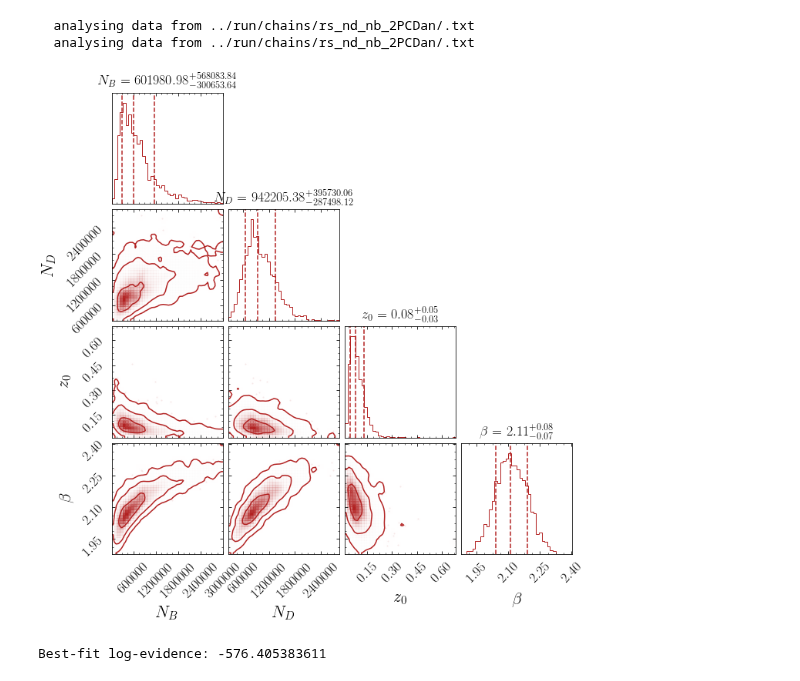
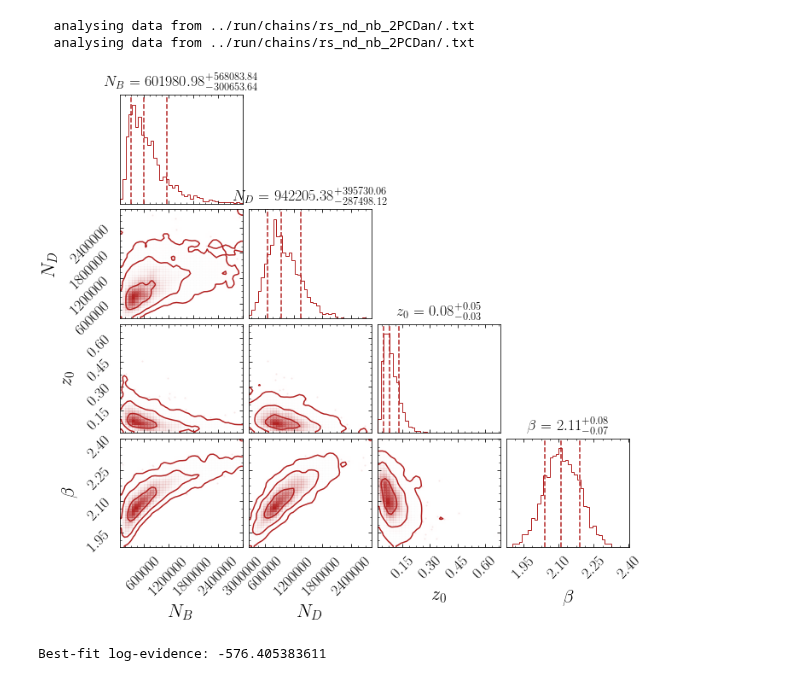
Before and after one commit to bsafdi/GCE-2FIG, a Jupyter notebook: notebooks/4_1_Full_Scans_2PCEff.ipynb, the cells around one changed output. Cells and saved outputs as stored; diff of their text form; code cells hidden in the pictures.

```diff
--- a/notebooks/4_1_Full_Scans_2PCEff.ipynb
+++ b/notebooks/4_1_Full_Scans_2PCEff.ipynb
@@ -176,10 +176,10 @@ lge_nd_nb_global = np.array(rs_nd_nb.get_global_lge(chains_dir=chains_dir))
   analysing data from ../run/chains/rs_nd_nb_2PCDan/.txt
 # %%
 rs_nd_nb.plot_corner(labels = ['$N_B$','$N_D$','$z_0$','$\\beta$'], chains_dir=chains_dir)
-plt.subplots_adjust(bottom = .1)
+plt.subplots_adjust(bottom = .2)
 plt.savefig("plots/rs_nd_nb_2PCDan.pdf")
 # %% [output]
-[figure, old version]
+[figure, new version]
 # %%
 print "Best-fit log-evidence:",2*lge_nd_nb
 # %% [output]
```
Also changed, not shown: parts of 2 cells of this notebook, 14 other files.
